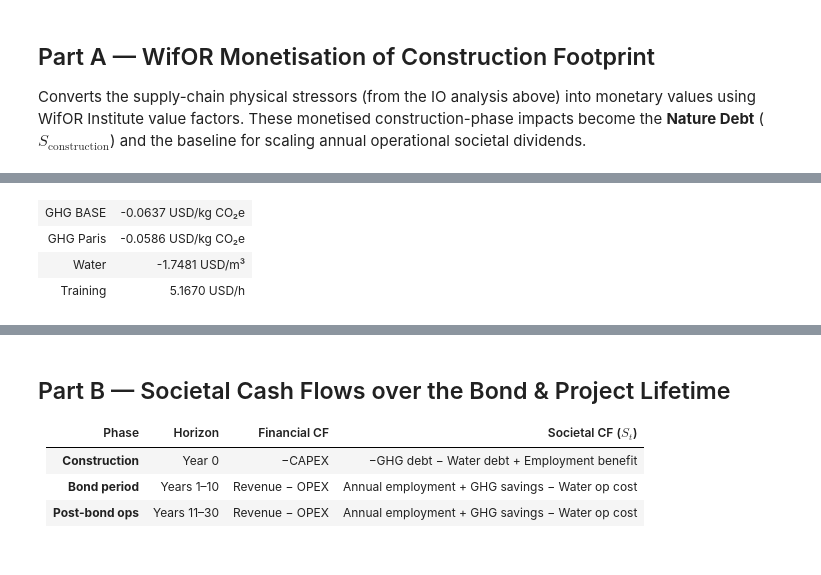
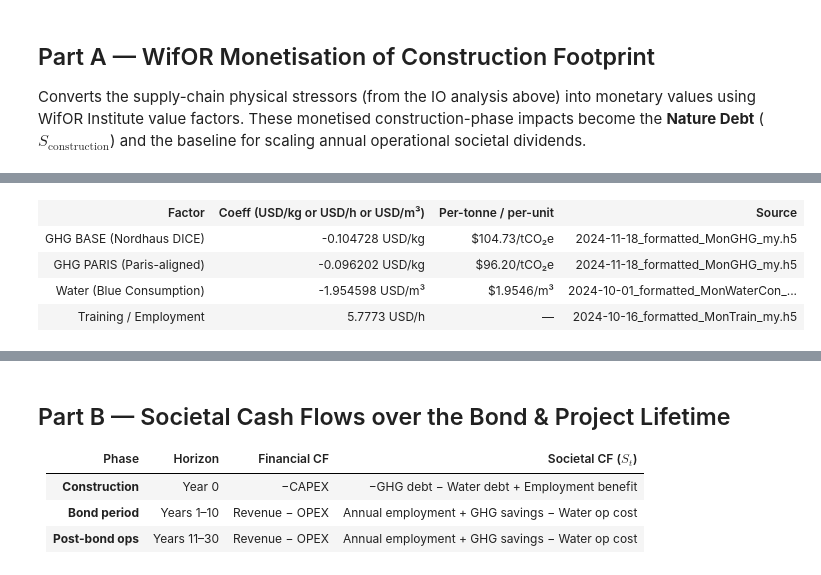
Before and after one commit to Greenings/transitionvaluation, a Jupyter notebook: project_assessment/integrated_finance/integrated_finance_Hydro_AF.ipynb, the cells around one changed output, grey strips where cells are left out. Saved outputs shown, nothing was run; the diff lists cells and outputs as text; code cells hidden in the pictures.

```diff
--- a/project_assessment/integrated_finance/integrated_finance_Hydro_AF.ipynb
+++ b/project_assessment/integrated_finance/integrated_finance_Hydro_AF.ipynb
@@ -558,13 +599,19 @@ annual operational societal dividends.
 # %%
 # ══════════════════════════════════════════════════════════════════
 # PART A — WifOR VALUE FACTORS + CONSTRUCTION-PHASE MONETISATION
+# Loads coefficients from the H5 formatted files at FOCUS_YEAR.
+# Coefficients are country (ISO3) + NACE sector specific.
 # ══════════════════════════════════════════════════════════════════
 WVF_ISO3 = REGION_TO_ISO3.get(REGION, "DEU")
 WVF_NACE = PROJECT_SECTOR_TO_NACE.get(SECTOR, "Q")
 WVF_DIR  = _resolve_wifor_dir()
 
 def _vf(key):
-    return _load_vf_coeff(VF_FILE_SPECS[key], WVF_DIR, WVF_ISO3, WVF_NACE) if WVF_DIR else None
+    """Load value factor from H5 at FOCUS_YEAR (overrides the spec default year)."""
+    if not WVF_DIR:
+        return None
+    spec = {**VF_FILE_SPECS[key], "year": str(FOCUS_YEAR)}
+    return _load_vf_coeff(spec, WVF_DIR, WVF_ISO3, WVF_NACE)
 
 c_ghg       = _vf("ghg")
 c_ghg_paris = _vf("ghg_paris")
@@ -572,39 +619,70 @@ c_water     = _vf("water")
 c_train     = _vf("training")
 
 if WVF_DIR is None:
-    display(HTML("<b style='color:red'>WifOR coefficient files not found — "
-                 "check _resolve_wifor_dir()</b>"))
-    # Sensible fallback coefficients (global averages)
-    c_ghg, c_ghg_paris, c_water, c_train = 0.0190, 0.0340, 0.0030, 14.80
-    print("Using fallback coefficients.")
+    display(HTML("<b style='color:red'>WifOR H5 files not found "
+                 "-- check _resolve_wifor_dir(). Using fallback coefficients.</b>"))
+    # Emergency fallback (DEU 2020 ballpark -- replace with live H5 in production)
+    c_ghg, c_ghg_paris, c_water, c_train = -0.0669, -0.0723, -0.2291, 99.82
+    print("WARNING: Using fallback coefficients -- results are approximate.")
 else:
+    # Convert to per-tonne equivalents for display
+    ghg_per_t       = abs(c_ghg       or 0) * 1_000   # USD/kg -> USD/tonne
+    ghg_paris_per_t = abs(c_ghg_paris or 0) * 1_000
+    wat_per_m3      = abs(c_water     or 0)            # already USD/m3
     display(HTML(f"""
 <div style='font-family:Arial;font-size:12px;padding:10px 16px;
             background:#f0f4ff;border-radius:6px;margin:8px 0;border-left:4px solid #4e79a7'>
-<b>WifOR Value Factors</b> &nbsp;·&nbsp;
-Country: <b>{WVF_ISO3}</b> ({REGION}) &nbsp;·&nbsp;
-NACE: <b>{WVF_NACE}</b> ({SECTOR})<br><br>
+<b>WifOR Value Factors (H5) &mdash; Year {FOCUS_YEAR}</b>
+&nbsp;&middot;&nbsp; Country: <b>{WVF_ISO3}</b> ({REGION})
+&nbsp;&middot;&nbsp; NACE: <b>{WVF_NACE}</b> ({SECTOR})<br><br>
 <table style='border-collapse:collapse'>
-  <tr><td style='padding:2px 12px'><b>GHG BASE</b></td>
-      <td style='color:#d62728'>{c_ghg:.4f} USD/kg CO₂e</td></tr>
-  <tr><td style='padding:2px 12px'><b>GHG Paris</b></td>
-      <td style='color:#e07070'>{c_ghg_paris:.4f} USD/kg CO₂e</td></tr>
-  <tr><td style='padding:2px 12px'><b>Water</b></td>
-      <td style='color:#1f77b4'>{c_water:.4f} USD/m³</td></tr>
-  <tr><td style='padding:2px 12px'><b>Training</b></td>
-      <td style='color:#2ca02c'>{c_train:.4f} USD/h</td></tr>
-</table></div>
+  <tr>
+    <th style='padding:3px 12px;text-align:left;border-bottom:1px solid #ccc'>Factor</th>
+    <th style='padding:3px 12px;text-align:right;border-bottom:1px solid #ccc'>Coeff (USD/kg or USD/h or USD/m&sup3;)</th>
+    <th style='padding:3px 12px;text-align:right;border-bottom:1px solid #ccc'>Per-tonne / per-unit</th>
+    <th style='padding:3px 12px;text-align:left;border-bottom:1px solid #ccc'>Source</th>
+  </tr>
+  <tr>
+    <td style='padding:3px 12px'><b>GHG BASE</b> (Nordhaus DICE)</td>
+    <td style='padding:3px 12px;text-align:right;color:#d62728'>{c_ghg:.6f} USD/kg</td>
+    <td style='padding:3px 12px;text-align:right;color:#d62728'>${ghg_per_t:.2f}/tCO&#8322;e</td>
+    <td style='padding:3px 12px'>2024-11-18_formatted_MonGHG_my.h5</td>
+  </tr>
+  <tr>
+    <td style='padding:3px 12px'><b>GHG PARIS</b> (Paris-aligned)</td>
+    <td style='padding:3px 12px;text-align:right;color:#e07070'>{c_ghg_paris:.6f} USD/kg</td>
+    <td style='padding:3px 12px;text-align:right;color:#e07070'>${ghg_paris_per_t:.2f}/tCO&#8322;e</td>
+    <td style='padding:3px 12px'>2024-11-18_formatted_MonGHG_my.h5</td>
+  </tr>
+  <tr>
+    <td style='padding:3px 12px'><b>Water (Blue Consumption)</b></td>
+    <td style='padding:3px 12px;text-align:right;color:#1f77b4'>{c_water:.6f} USD/m&sup3;</td>
+    <td style='padding:3px 12px;text-align:right;color:#1f77b4'>${wat_per_m3:.4f}/m&sup3;</td>
+    <td style='padding:3px 12px'>2024-10-01_formatted_MonWaterCon_my.h5</td>
+  </tr>
+  <tr>
+    <td style='padding:3px 12px'><b>Training / Employment</b></td>
+    <td style='padding:3px 12px;text-align:right;color:#2ca02c'>{c_train:.4f} USD/h</td>
+    <td style='padding:3px 12px;text-align:right;color:#2ca02c'>&mdash;</td>
+    <td style='padding:3px 12px'>2024-10-16_formatted_MonTrain_my.h5</td>
+  </tr>
+</table>
+<span style='color:#888;font-size:11px'>
+IPCC AR6 WG3 central SCC: $171/tCO&#8322;e &nbsp;&middot;&nbsp;
+WifOR GHG BASE @ {FOCUS_YEAR}: ${ghg_per_t:.0f}/tCO&#8322;e &nbsp;&middot;&nbsp;
+Coverage ratio: {ghg_per_t/171*100:.0f}% of IPCC central</span>
+</div>
 """))
 
 def _musd(qty, conv, coeff):
-    """Convert physical quantity to M USD: qty × unit_conversion × coeff / 1e6."""
+    """qty x unit_conversion x coeff / 1e6  -> M USD."""
     return qty * conv * (coeff or 0.0) / 1e6
 
-GHG_ADJ = GRAND["adj"]["GHG_tCO2e"]       # tCO₂e (construction total)
-WAT_ADJ = GRAND["adj"]["Water_1000m3"]     # 1 000 m³
+GHG_ADJ = GRAND["adj"]["GHG_tCO2e"]       # tCO2e (construction total)
+WAT_ADJ = GRAND["adj"]["Water_1000m3"]     # 1 000 m3
 EMP_ADJ = GRAND["adj"]["Employment_FTE"]   # FTE (construction total)
 
-# ── Construction-phase monetary impacts ───────────────────────────
+# -- Construction-phase monetary impacts -----------------------------------
 ghg_cost_MUSD       = _musd(GHG_ADJ,  1_000,              c_ghg)
 ghg_paris_cost_MUSD = _musd(GHG_ADJ,  1_000,              c_ghg_paris)
 water_cost_MUSD     = _musd(WAT_ADJ,  1_000,              c_water)
@@ -620,4 +698,5 @@ WifOR Value Factors · Country: NGA (Africa) · NACE: D35 (Energy)
-| GHG BASE | -0.0637 USD/kg CO₂e |
-| GHG Paris | -0.0586 USD/kg CO₂e |
-| Water | -1.7481 USD/m³ |
-| Training | 5.1670 USD/h |
+| Factor | Coeff (USD/kg or USD/h or USD/m³) | Per-tonne / per-unit | Source |
+| GHG BASE (Nordhaus DICE) | -0.104728 USD/kg | $104.73/tCO₂e | 2024-11-18_formatted_MonGHG_my.h5 |
+| GHG PARIS (Paris-aligned) | -0.096202 USD/kg | $96.20/tCO₂e | 2024-11-18_formatted_MonGHG_my.h5 |
+| Water (Blue Consumption) | -1.954598 USD/m³ | $1.9546/m³ | 2024-10-01_formatted_MonWaterCon_... |
+| Training / Employment | 5.7773 USD/h | — | 2024-10-16_formatted_MonTrain_my.h5 |
```
Also changed, not shown: parts of 10 cells of this notebook, 10 other files.
